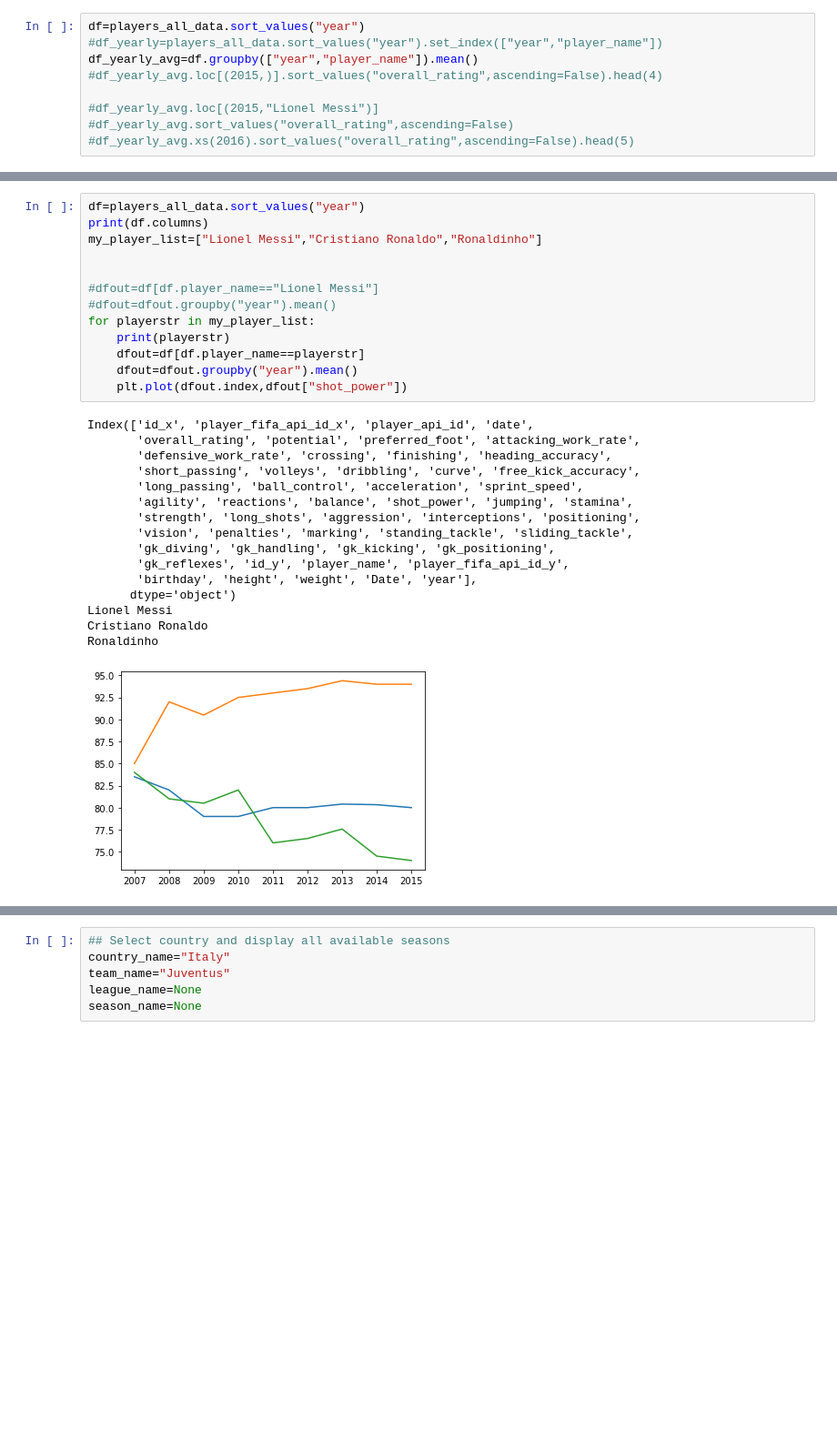
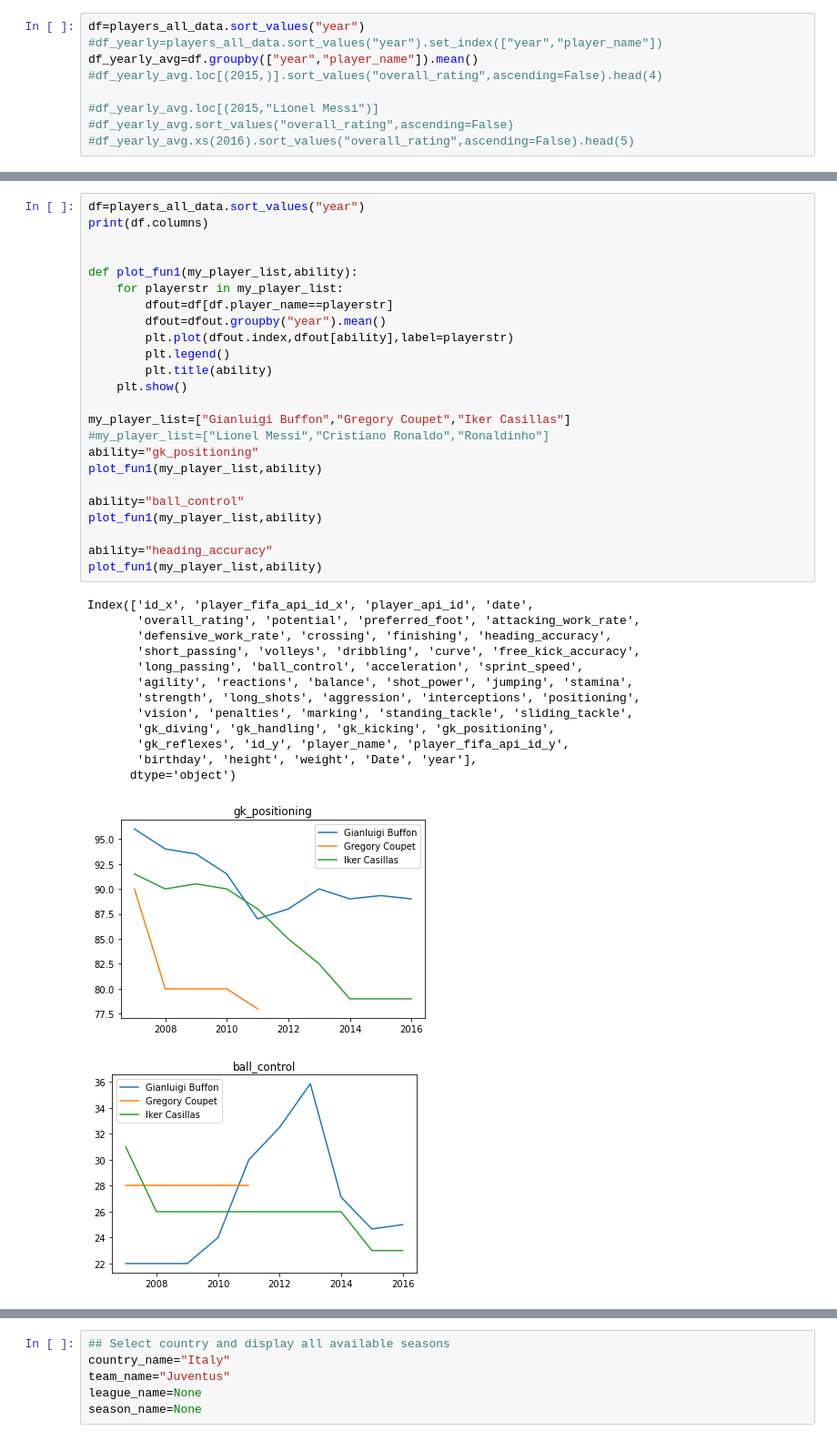
Before and after one commit to mamerchandmedi/Field_positions_classification, a Jupyter notebook: SQL_ADV.ipynb, the cells around one changed output, grey strips where cells are left out. Shown at 91% size. Saved outputs shown, nothing was run; the diff lists cells and outputs as text; blank space fills up the shorter version.

```diff
--- a/SQL_ADV.ipynb
+++ b/SQL_ADV.ipynb
@@ -124,30 +177,39 @@ best_df.head(20)
 # %%
 df=players_all_data.sort_values("year")
 print(df.columns)
-my_player_list=["Lionel Messi","Cristiano Ronaldo","Ronaldinho"]
 
 
-#dfout=df[df.player_name=="Lionel Messi"]
-#dfout=dfout.groupby("year").mean()
-for playerstr in my_player_list:
-    print(playerstr)
-    dfout=df[df.player_name==playerstr]
-    dfout=dfout.groupby("year").mean()
-    plt.plot(dfout.index,dfout["shot_power"])
+def plot_fun1(my_player_list,ability):
+    for playerstr in my_player_list:
+        dfout=df[df.player_name==playerstr]
+        dfout=dfout.groupby("year").mean()
+        plt.plot(dfout.index,dfout[ability],label=playerstr)
+        plt.legend()
+        plt.title(ability)
+    plt.show()
+
+my_player_list=["Gianluigi Buffon","Gregory Coupet","Iker Casillas"]
+#my_player_list=["Lionel Messi","Cristiano Ronaldo","Ronaldinho"]
+ability="gk_positioning"
+plot_fun1(my_player_list,ability)
+
+ability="ball_control"
+plot_fun1(my_player_list,ability)
+
+ability="heading_accuracy"
+plot_fun1(my_player_list,ability)
 # %% [output]
 Index(['id_x', 'player_fifa_api_id_x', 'player_api_id', 'date',
        'overall_rating', 'potential', 'preferred_foot', 'attacking_work_rate',
        'defensive_work_rate', 'crossing', 'finishing', 'heading_accuracy',
        'short_passing', 'volleys', 'dribbling', 'curve', 'free_kick_accuracy',
        'long_passing', 'ball_control', 'acceleration', 'sprint_speed',
        'agility', 'reactions', 'balance', 'shot_power', 'jumping', 'stamina',
        'strength', 'long_shots', 'aggression', 'interceptions', 'positioning',
        'vision', 'penalties', 'marking', 'standing_tackle', 'sliding_tackle',
        'gk_diving', 'gk_handling', 'gk_kicking', 'gk_positioning',
        'gk_reflexes', 'id_y', 'player_name', 'player_fifa_api_id_y',
        'birthday', 'height', 'weight', 'Date', 'year'],
       dtype='object')
-Lionel Messi
-Cristiano Ronaldo
-Ronaldinho
-[figure, old version]
+[figure, new version]
+[figure, added]
```
Also changed, not shown: parts of 12 cells of this notebook.
